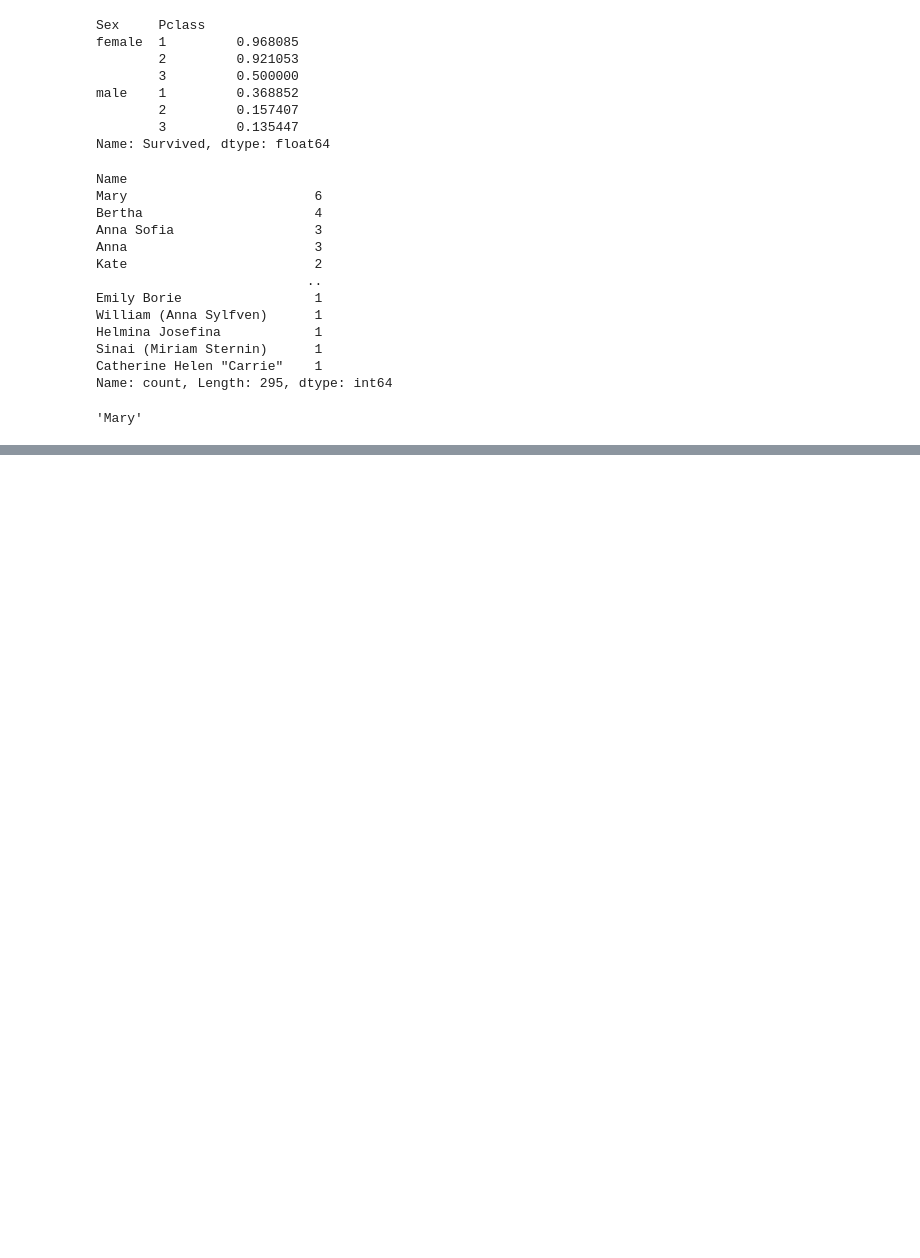
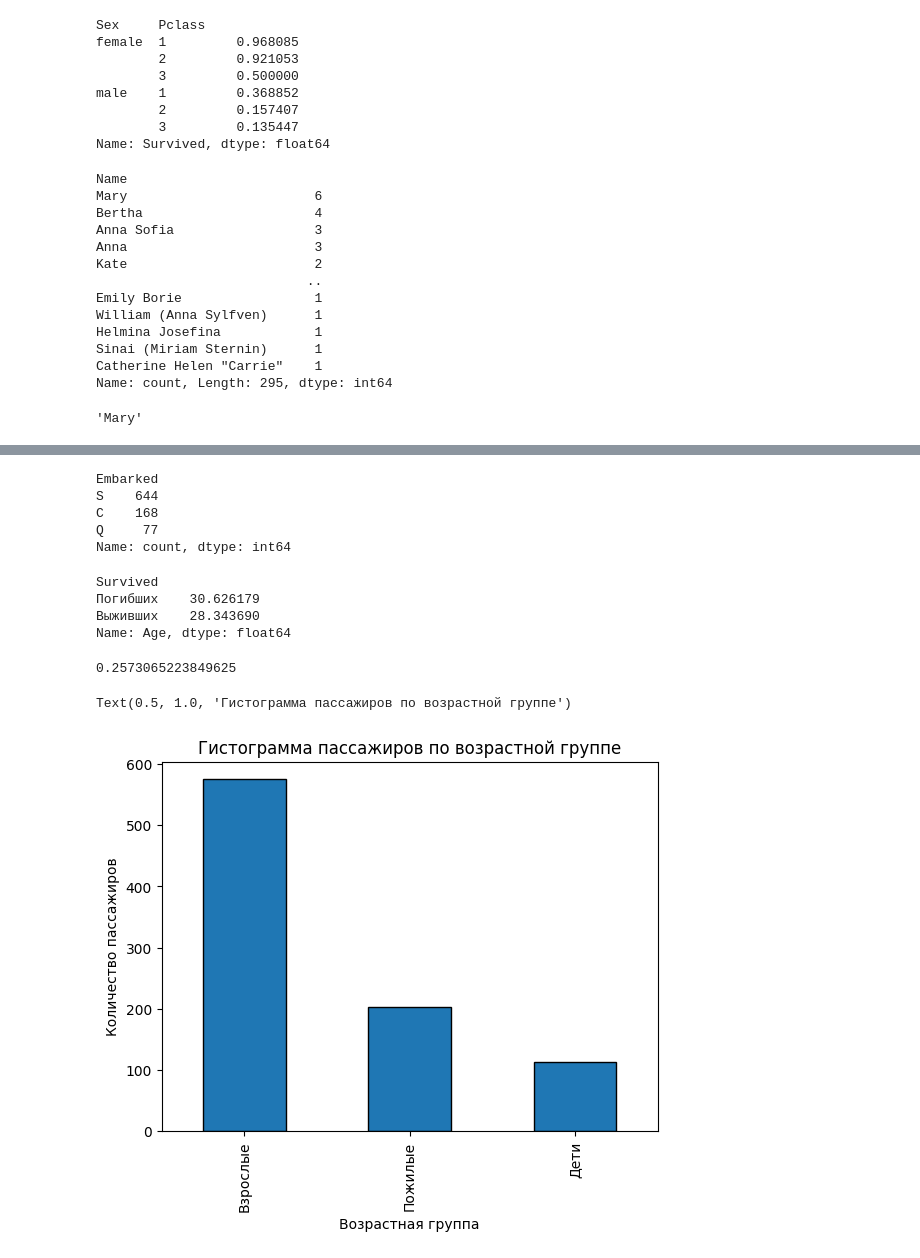
Before and after one commit to AlexShmigelskii/Pandas_sandbox, a Jupyter notebook: titanic.ipynb, the cells around one changed output, grey strips where cells are left out. Saved outputs shown, nothing was run; the diff lists cells and outputs as text; code cells hidden in the pictures; blank space fills up the shorter version.

```diff
--- a/titanic.ipynb
+++ b/titanic.ipynb
@@ -175,0 +190,7 @@ most_popular_female_name
+# %%
+# Задание 11: Найти количество пассажиров разных возрастных групп (0-10 лет, 11-20 лет и так далее).
+
+age_bins = [1, 10, 20, 30, 40, 50, 60, 70, 80, 90]
+age_labels = ['1-10', '11-20', '21-30', '31-40', '41-50', '51-60', '61-70', '71-80', '81-90']
+data['Age_group'] = pd.cut(x=data["Age"], bins=age_bins, labels=age_labels)
+data.head(10)
@@ -175,0 +223,4 @@ most_popular_female_name
+# %%
+# Повторить (добавить новым столбцом название класса)
+data["Class_name"] = pd.cut(x=data["Pclass"], bins=[0, 1, 2, 3], labels=['Низший', 'Средний', 'Высший'])
+data.tail()
@@ -175,0 +255,12 @@ most_popular_female_name
+# %%
+def family_group(row):
+    if row["SibSp"] == 0 and row["Parch"] == 0:
+        return 'Single'
+    elif row["SibSp"] > 0 and row["Parch"] > 0:
+        return 'Family'
+    else:
+        return 'Partner'
+
+
+data["Family_group"] = data.apply(family_group, axis=1)
+data["Family_group"].value_counts()
@@ -175,0 +341,39 @@ most_popular_female_name
+# %%
+# Задание 16: Подсчитать количество пассажиров из разных портов посадки.
+
+data["Embarked"].value_counts()
+# %% [output]
+Embarked
+S    644
+C    168
+Q     77
+Name: count, dtype: int64
+# %%
+# Задание 17: Найти средний возраст выживших и погибших пассажиров.
+
+data.groupby("Survived")["Age"].mean().rename({0: "Погибших", 1: "Выживших"})
+# %% [output]
+Survived
+Погибших    30.626179
+Выживших    28.343690
+Name: Age, dtype: float64
+# %%
+# Задание 18: Определить, есть ли корреляция между стоимостью билета и выживаемостью пассажира.
+
+correlation = data["Survived"].corr(data["Fare"])
+correlation
+# %% [output]
+0.2573065223849625
+# %%
+# Задание 19: Подсчитать количество пассажиров в каждой возрастной группе (каждый год) и визуализировать результат с помощью гистограммы.
+
+import matplotlib.pyplot as plt
+
+
+data["Возрастная_группа"].value_counts().plot(kind='bar', edgecolor='black')
+plt.xlabel('Возрастная группа')
+plt.ylabel('Количество пассажиров')
+plt.title('Гистограмма пассажиров по возрастной группе')
+# %% [output]
+Text(0.5, 1.0, 'Гистограмма пассажиров по возрастной группе')
+[figure, added]
```
Also changed, not shown: parts of 13 cells of this notebook.
